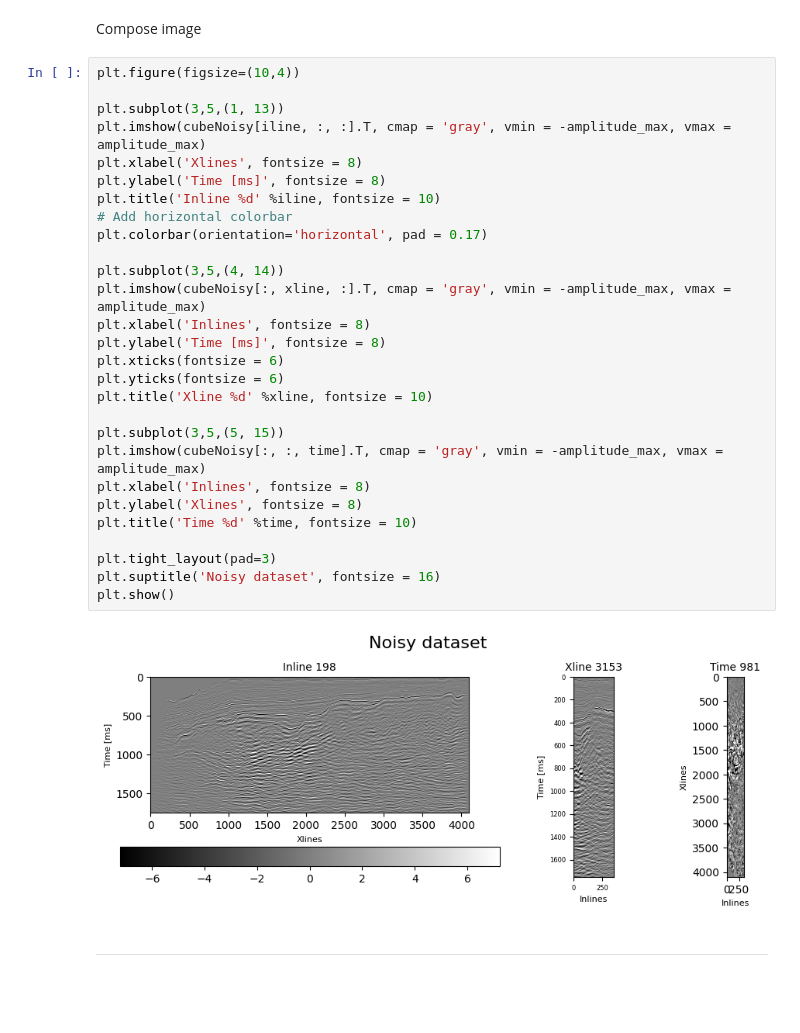
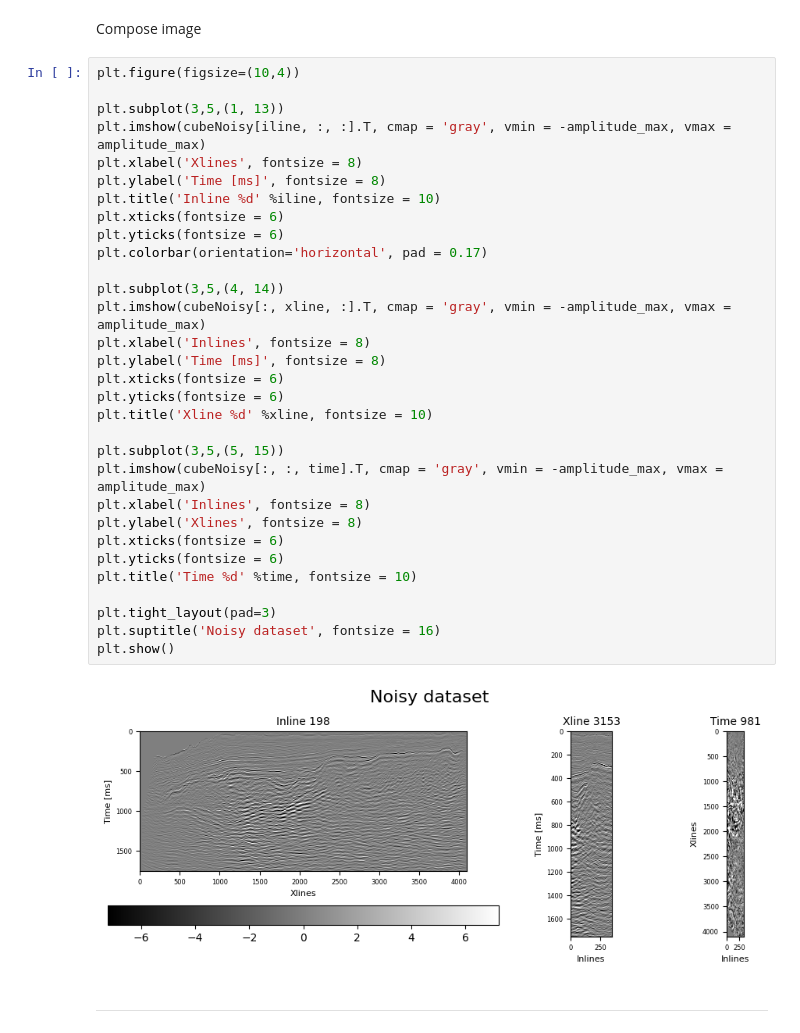
Before and after one commit to roderickperez/autoencoders, a Jupyter notebook: notebooks/Seismic/1_2D_Patch_Extraction.ipynb, the cells around one changed output. Drawn from its saved outputs; the diff is of its cells as text; blank space fills up the shorter version.

```diff
--- a/notebooks/Seismic/1_2D_Patch_Extraction.ipynb
+++ b/notebooks/Seismic/1_2D_Patch_Extraction.ipynb
@@ -89,33 +89,36 @@ Compose image
 # %%
 plt.figure(figsize=(10,4))
 
 plt.subplot(3,5,(1, 13))
 plt.imshow(cubeNoisy[iline, :, :].T, cmap = 'gray', vmin = -amplitude_max, vmax = amplitude_max)
 plt.xlabel('Xlines', fontsize = 8)
 plt.ylabel('Time [ms]', fontsize = 8)
 plt.title('Inline %d' %iline, fontsize = 10)
-# Add horizontal colorbar
+plt.xticks(fontsize = 6)
+plt.yticks(fontsize = 6)
 plt.colorbar(orientation='horizontal', pad = 0.17)
 
 plt.subplot(3,5,(4, 14))
 plt.imshow(cubeNoisy[:, xline, :].T, cmap = 'gray', vmin = -amplitude_max, vmax = amplitude_max)
 plt.xlabel('Inlines', fontsize = 8)
 plt.ylabel('Time [ms]', fontsize = 8)
 plt.xticks(fontsize = 6)
 plt.yticks(fontsize = 6)
 plt.title('Xline %d' %xline, fontsize = 10)
 
 plt.subplot(3,5,(5, 15))
 plt.imshow(cubeNoisy[:, :, time].T, cmap = 'gray', vmin = -amplitude_max, vmax = amplitude_max)
 plt.xlabel('Inlines', fontsize = 8)
 plt.ylabel('Xlines', fontsize = 8)
+plt.xticks(fontsize = 6)
+plt.yticks(fontsize = 6)
 plt.title('Time %d' %time, fontsize = 10)
 
 plt.tight_layout(pad=3)
 plt.suptitle('Noisy dataset', fontsize = 16)
 plt.show()
 # %% [output]
-[figure, old version]
+[figure, new version]
 # %% [markdown]
 ---
 # %% [markdown]
```
